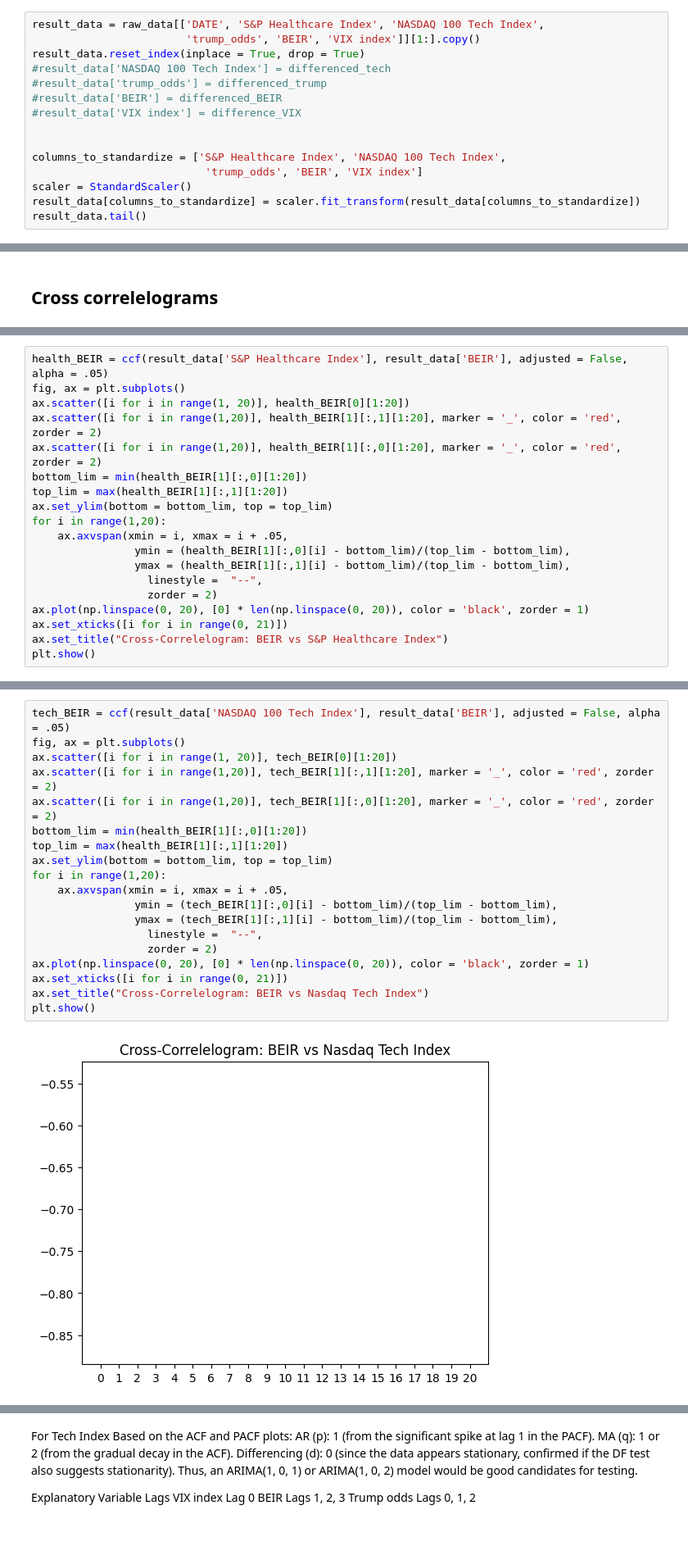
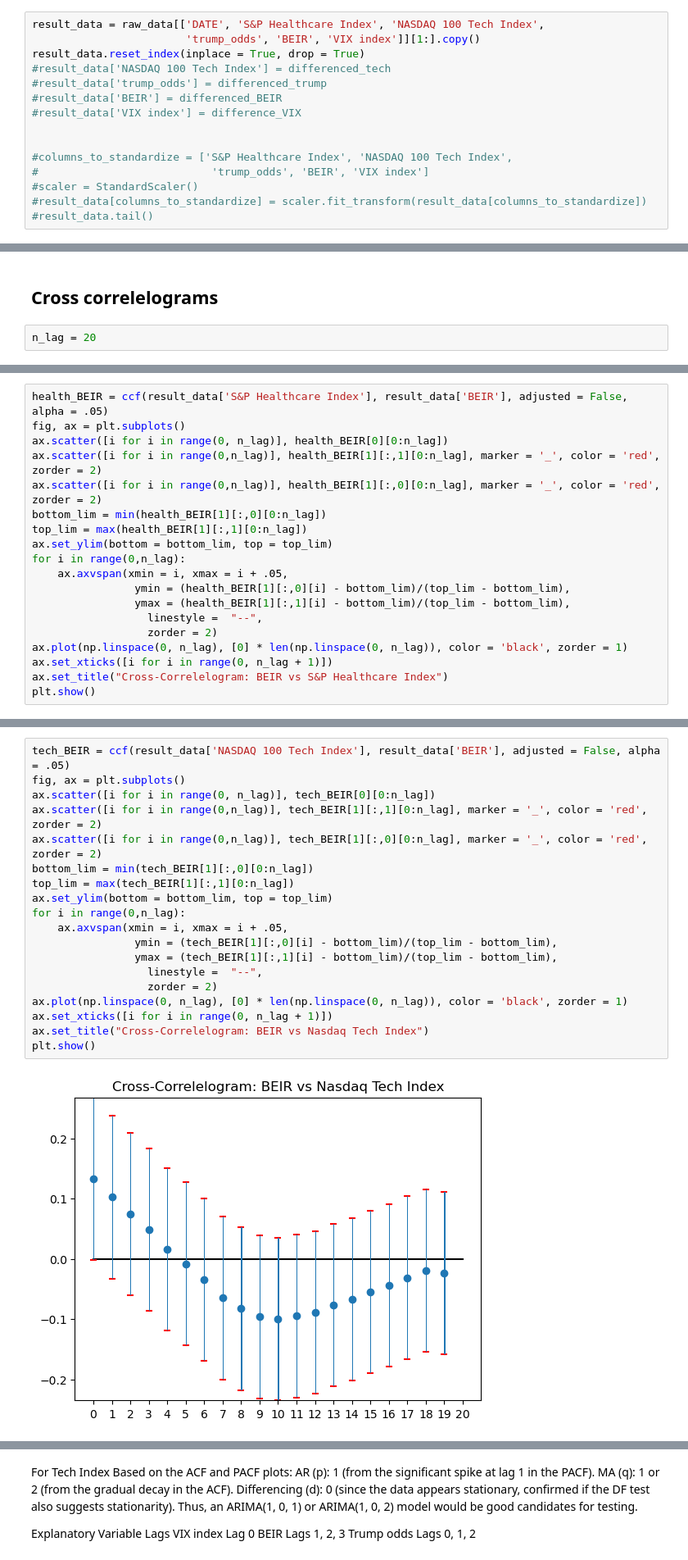
Before and after one commit to dg3358/ACTU-5842-Project, a Jupyter notebook: project_code.ipynb, the cells around one changed output, grey strips where cells are left out. Shown at 82% size. Drawn from its saved outputs; the diff is of its cells as text; blank space fills up the shorter version.

Commit message:
Finish analysis on Tech Index

```diff
--- a/project_code.ipynb
+++ b/project_code.ipynb
@@ -325,8 +325,8 @@ result_data.reset_index(inplace = True, drop = True)
 #result_data['VIX index'] = difference_VIX
 
 
-columns_to_standardize = ['S&P Healthcare Index', 'NASDAQ 100 Tech Index',
-                           'trump_odds', 'BEIR', 'VIX index']
-scaler = StandardScaler()
-result_data[columns_to_standardize] = scaler.fit_transform(result_data[columns_to_standardize])
-result_data.tail()
+#columns_to_standardize = ['S&P Healthcare Index', 'NASDAQ 100 Tech Index',
+#                           'trump_odds', 'BEIR', 'VIX index']
+#scaler = StandardScaler()
+#result_data[columns_to_standardize] = scaler.fit_transform(result_data[columns_to_standardize])
+#result_data.tail()
@@ -340,5 +367,7 @@ result_data.tail()
 # %% [markdown]
 ## Cross correlelograms
+# %%
+n_lag = 20
 # %%
 health_trump = ccf(result_data['S&P Healthcare Index'], result_data['trump_odds'], adjusted = False, alpha = .05)
 fig, ax = plt.subplots()
@@ -384,20 +413,20 @@ plt.show()
 # %%
 health_BEIR = ccf(result_data['S&P Healthcare Index'], result_data['BEIR'], adjusted = False, alpha = .05)
 fig, ax = plt.subplots()
-ax.scatter([i for i in range(1, 20)], health_BEIR[0][1:20])
-ax.scatter([i for i in range(1,20)], health_BEIR[1][:,1][1:20], marker = '_', color = 'red', zorder = 2)
-ax.scatter([i for i in range(1,20)], health_BEIR[1][:,0][1:20], marker = '_', color = 'red', zorder = 2)
-bottom_lim = min(health_BEIR[1][:,0][1:20])
-top_lim = max(health_BEIR[1][:,1][1:20])
+ax.scatter([i for i in range(0, n_lag)], health_BEIR[0][0:n_lag])
+ax.scatter([i for i in range(0,n_lag)], health_BEIR[1][:,1][0:n_lag], marker = '_', color = 'red', zorder = 2)
+ax.scatter([i for i in range(0,n_lag)], health_BEIR[1][:,0][0:n_lag], marker = '_', color = 'red', zorder = 2)
+bottom_lim = min(health_BEIR[1][:,0][0:n_lag])
+top_lim = max(health_BEIR[1][:,1][0:n_lag])
 ax.set_ylim(bottom = bottom_lim, top = top_lim)
-for i in range(1,20):
+for i in range(0,n_lag):
     ax.axvspan(xmin = i, xmax = i + .05,
                 ymin = (health_BEIR[1][:,0][i] - bottom_lim)/(top_lim - bottom_lim),
                 ymax = (health_BEIR[1][:,1][i] - bottom_lim)/(top_lim - bottom_lim),
                   linestyle =  "--",
                   zorder = 2)
-ax.plot(np.linspace(0, 20), [0] * len(np.linspace(0, 20)), color = 'black', zorder = 1)
-ax.set_xticks([i for i in range(0, 21)])
+ax.plot(np.linspace(0, n_lag), [0] * len(np.linspace(0, n_lag)), color = 'black', zorder = 1)
+ax.set_xticks([i for i in range(0, n_lag + 1)])
 ax.set_title("Cross-Correlelogram: BEIR vs S&P Healthcare Index")
 plt.show()
 # %% [output]
@@ -405,24 +434,24 @@ plt.show()
 # %%
 tech_BEIR = ccf(result_data['NASDAQ 100 Tech Index'], result_data['BEIR'], adjusted = False, alpha = .05)
 fig, ax = plt.subplots()
-ax.scatter([i for i in range(1, 20)], tech_BEIR[0][1:20])
-ax.scatter([i for i in range(1,20)], tech_BEIR[1][:,1][1:20], marker = '_', color = 'red', zorder = 2)
-ax.scatter([i for i in range(1,20)], tech_BEIR[1][:,0][1:20], marker = '_', color = 'red', zorder = 2)
-bottom_lim = min(health_BEIR[1][:,0][1:20])
-top_lim = max(health_BEIR[1][:,1][1:20])
+ax.scatter([i for i in range(0, n_lag)], tech_BEIR[0][0:n_lag])
+ax.scatter([i for i in range(0,n_lag)], tech_BEIR[1][:,1][0:n_lag], marker = '_', color = 'red', zorder = 2)
+ax.scatter([i for i in range(0,n_lag)], tech_BEIR[1][:,0][0:n_lag], marker = '_', color = 'red', zorder = 2)
+bottom_lim = min(tech_BEIR[1][:,0][0:n_lag])
+top_lim = max(tech_BEIR[1][:,1][0:n_lag])
 ax.set_ylim(bottom = bottom_lim, top = top_lim)
-for i in range(1,20):
+for i in range(0,n_lag):
     ax.axvspan(xmin = i, xmax = i + .05,
                 ymin = (tech_BEIR[1][:,0][i] - bottom_lim)/(top_lim - bottom_lim),
                 ymax = (tech_BEIR[1][:,1][i] - bottom_lim)/(top_lim - bottom_lim),
                   linestyle =  "--",
                   zorder = 2)
-ax.plot(np.linspace(0, 20), [0] * len(np.linspace(0, 20)), color = 'black', zorder = 1)
-ax.set_xticks([i for i in range(0, 21)])
+ax.plot(np.linspace(0, n_lag), [0] * len(np.linspace(0, n_lag)), color = 'black', zorder = 1)
+ax.set_xticks([i for i in range(0, n_lag + 1)])
 ax.set_title("Cross-Correlelogram: BEIR vs Nasdaq Tech Index")
 plt.show()
 # %% [output]
-[figure, old version]
+[figure, new version]
 # %%
 health_VIXIndex = ccf(result_data['S&P Healthcare Index'], result_data['VIX index'], adjusted = False, alpha = .05)
 fig, ax = plt.subplots()
```
Also changed, not shown: parts of 52 cells of this notebook.
